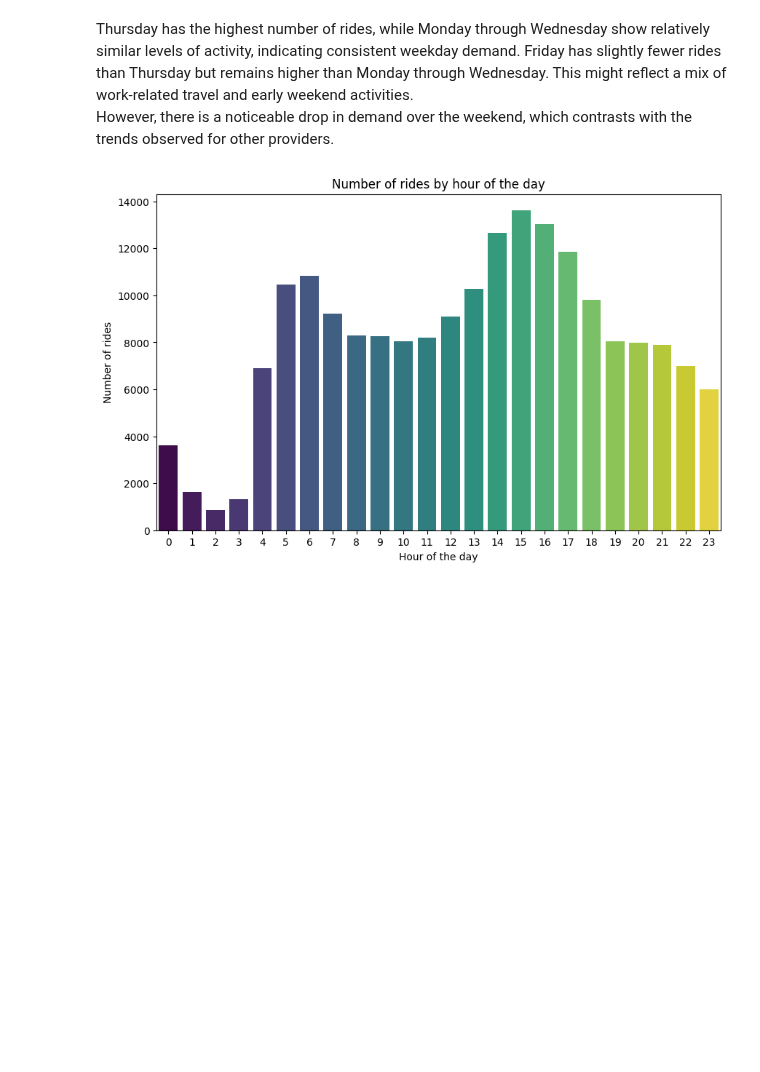
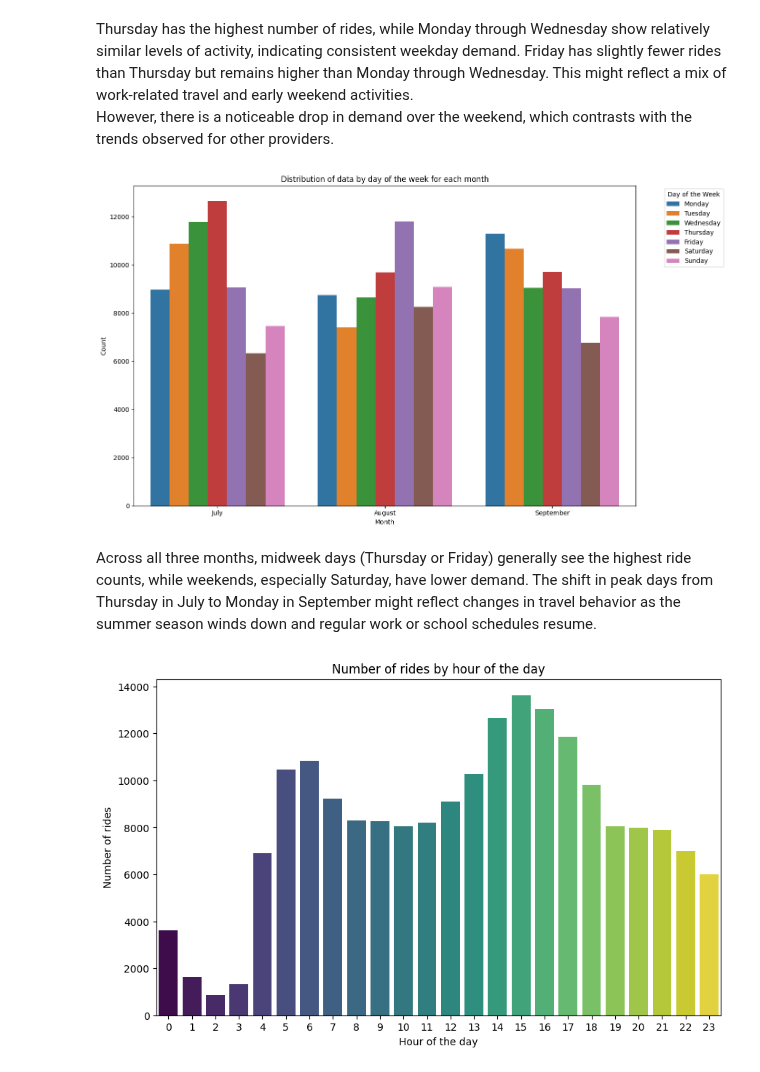
Before and after one commit to savicm5/mlProject, a Jupyter notebook: src/07_other_dial.ipynb, the cells around one changed output. Saved outputs shown, nothing was run; the diff lists cells and outputs as text; code cells hidden in the pictures; blank space fills up the shorter version.

```diff
--- a/src/07_other_dial.ipynb
+++ b/src/07_other_dial.ipynb
@@ -68,6 +68,13 @@ plot_rides_by_day(data)
 # %% [markdown]
 Thursday has the highest number of rides, while Monday through Wednesday show relatively similar levels of activity, indicating consistent weekday demand. Friday has slightly fewer rides than Thursday but remains higher than Monday through Wednesday. This might reflect a mix of work-related travel and early weekend activities.
 However, there is a noticeable drop in demand over the weekend, which contrasts with the trends observed for other providers.
+# %%
+plot_rides_by_day_for_each_month(data, month_order)
+# %% [output]
+[figure, added]
+# %% [markdown]
+Across all three months, midweek days (Thursday or Friday) generally see the highest ride counts, while weekends, especially Saturday, have lower demand.
+The shift in peak days from Thursday in July to Monday in September might reflect changes in travel behavior as the summer season winds down and regular work or school schedules resume.
 # %%
 plot_rides_by_hour(data)
 # %% [output]
```
Also changed, not shown: parts of 1 cell of this notebook.
